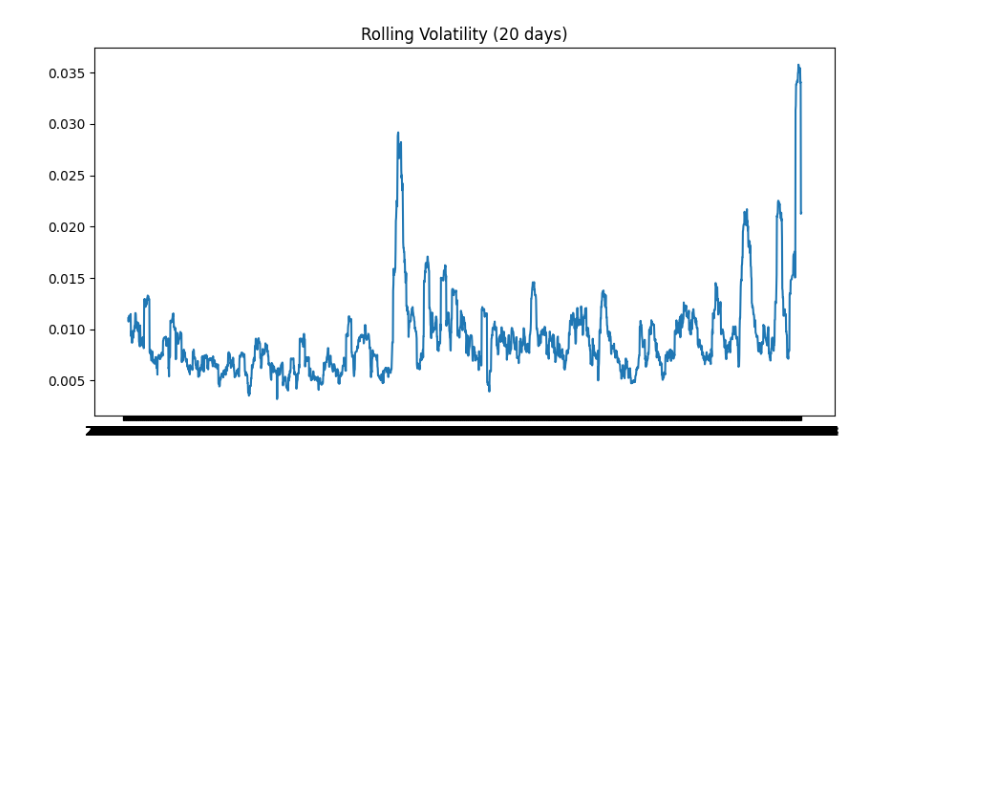
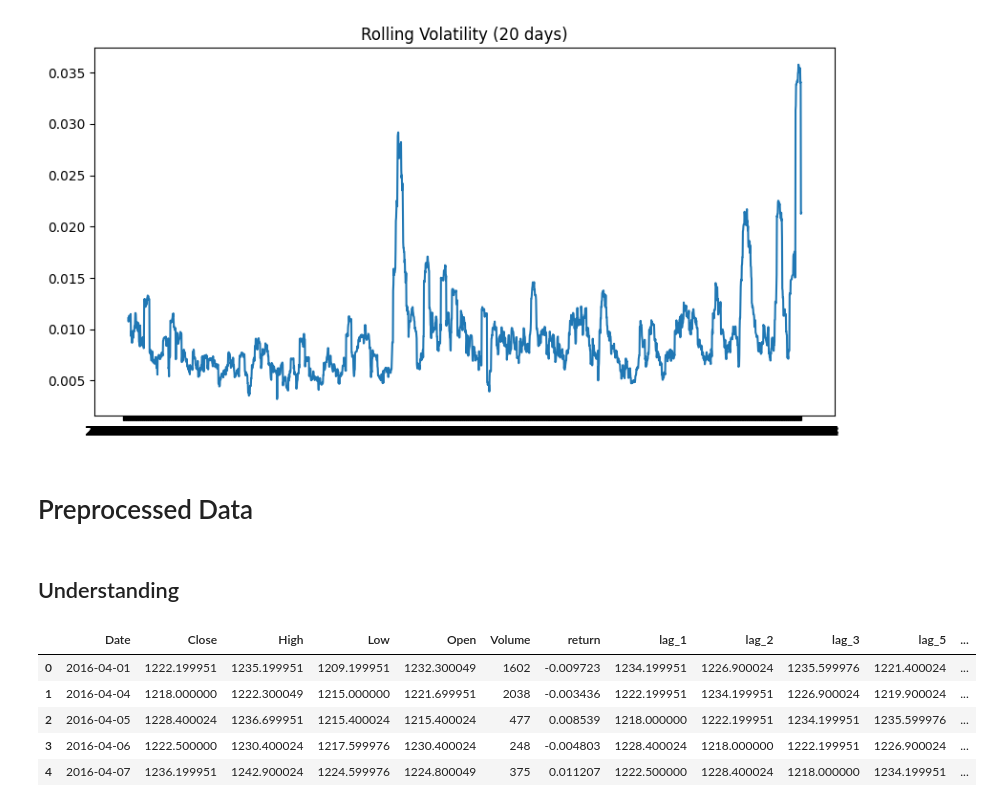
Before and after one commit to aufii-fathin/MLOps-goldmarket, a Jupyter notebook: notebooks/data_understanding.ipynb, the cells around one changed output. Drawn from its saved outputs; the diff is of its cells as text; code cells hidden in the pictures; blank space fills up the shorter version.

```diff
--- a/notebooks/data_understanding.ipynb
+++ b/notebooks/data_understanding.ipynb
@@ -96,3 +98,17 @@ plt.title("Rolling Volatility (20 days)")
 plt.show()
 # %% [output]
 [figure]
+# %% [markdown]
+# Preprocessed Data
+# %% [markdown]
+## Understanding
+# %%
+df_preprocessed = pd.read_csv('../data/processed/gold_features.csv')
+df_preprocessed.head()
+# %% [output]
+|  | Date | Close | High | Low | Open | Volume | return | lag_1 | lag_2 | lag_3 | lag_5 | ... |
+| 0 | 2016-04-01 | 1222.199951 | 1235.199951 | 1209.199951 | 1232.300049 | 1602 | -0.009723 | 1234.199951 | 1226.900024 | 1235.599976 | 1221.400024 | ... |
+| 1 | 2016-04-04 | 1218.000000 | 1222.300049 | 1215.000000 | 1221.699951 | 2038 | -0.003436 | 1222.199951 | 1234.199951 | 1226.900024 | 1219.900024 | ... |
+| 2 | 2016-04-05 | 1228.400024 | 1236.699951 | 1215.400024 | 1215.400024 | 477 | 0.008539 | 1218.000000 | 1222.199951 | 1234.199951 | 1235.599976 | ... |
+| 3 | 2016-04-06 | 1222.500000 | 1230.400024 | 1217.599976 | 1230.400024 | 248 | -0.004803 | 1228.400024 | 1218.000000 | 1222.199951 | 1226.900024 | ... |
+| 4 | 2016-04-07 | 1236.199951 | 1242.900024 | 1224.599976 | 1224.800049 | 375 | 0.011207 | 1222.500000 | 1228.400024 | 1218.000000 | 1234.199951 | ... |
```
Also changed, not shown: parts of 6 cells of this notebook, 7 other files.
